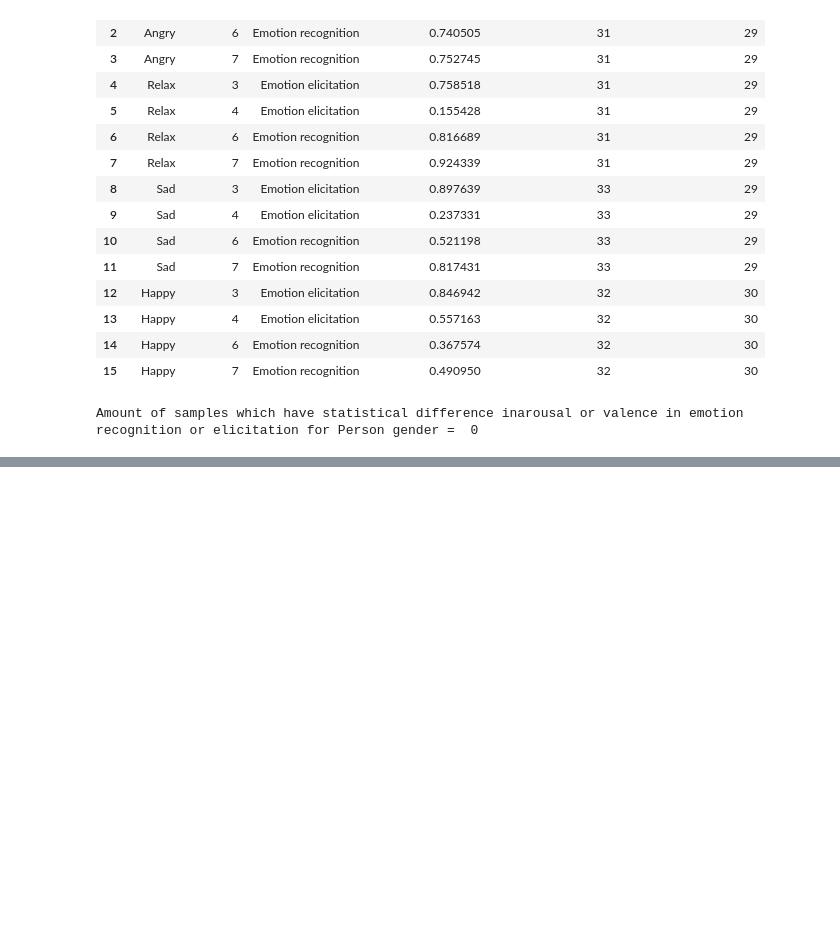
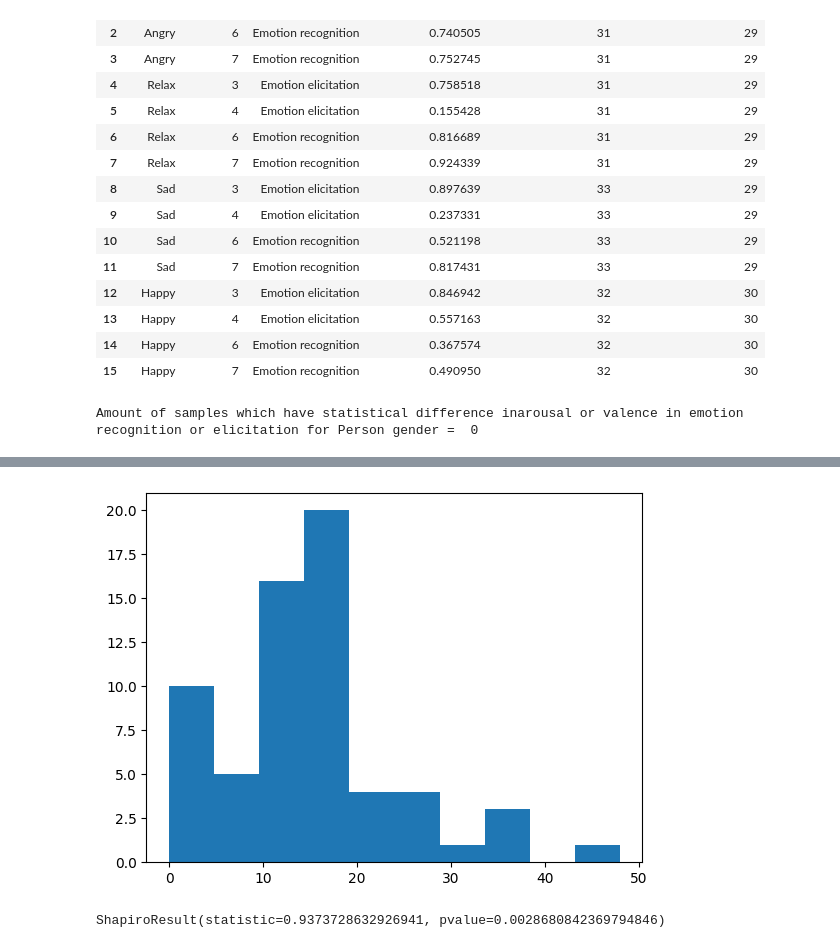
Before and after one commit to ASAPLableni/LableniBot, a Jupyter notebook: DataAnalysis/CodeofRevision.ipynb, the cells around one changed output, grey strips where cells are left out. Saved outputs shown, nothing was run; the diff lists cells and outputs as text; code cells hidden in the pictures; blank space fills up the shorter version.

```diff
--- a/DataAnalysis/CodeofRevision.ipynb
+++ b/DataAnalysis/CodeofRevision.ipynb
@@ -418,0 +859,19 @@ Amount of samples which have statistical difference inarousal or valence in emot
+# %%
+positive_num = [3,4,6,7,9,12,13,14,17,18]
+positive_cols = ["Question_" + str(i) for i in positive_num]
+
+positive_help_dict = {"Nada": 0, "Algo": 1, "Bastante": 2, "Mucho": 3}
+
+for cols in positive_cols:
+    df_stai["Numeric_" + cols] = df_stai[cols].replace(positive_help_dict)
+
+negative_num = [1,2,5,8,10,11,15,16,19,20]
+negative_cols = ["Question_" + str(i) for i in negative_num]
+
+negative_help_dict = {"Nada": 3, "Algo": 2, "Bastante": 1, "Mucho": 0}
+
+for cols in negative_cols:
+    df_stai["Numeric_" + cols] = df_stai[cols].replace(negative_help_dict)
+# %%
+numeric_quest_cols = ["Numeric_" + cols for cols in new_cols_stai]
+numeric_quest_cols
@@ -418,0 +899,6 @@ Amount of samples which have statistical difference inarousal or valence in emot
+# %%
+df_stai["ScoreStai"] = np.nansum(df_stai[numeric_quest_cols], axis=1)
+# %%
+df_stai.index = [usr.upper() for usr in df_stai["Usuario"].values]
+df_stai_no_depress = df_stai.loc[Parameters.subj_no_depress_list]
+df_stai_no_depress
@@ -418,0 +919,10 @@ Amount of samples which have statistical difference inarousal or valence in emot
+# %%
+plt.hist(df_stai_no_depress["ScoreStai"])
+
+plt.show()
+# %% [output]
+[figure, added]
+# %%
+sp.stats.shapiro(df_stai_no_depress["ScoreStai"].values)
+# %% [output]
+ShapiroResult(statistic=0.9373728632926941, pvalue=0.0028680842369794846)
```
Also changed, not shown: parts of 29 cells of this notebook, 1 other file.
